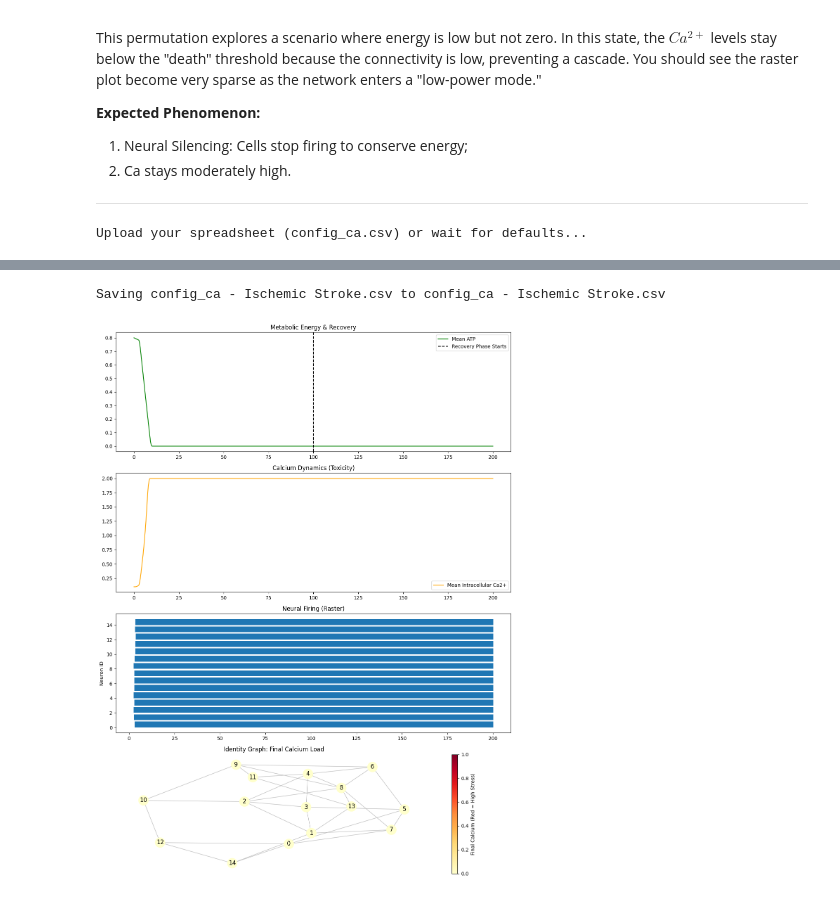
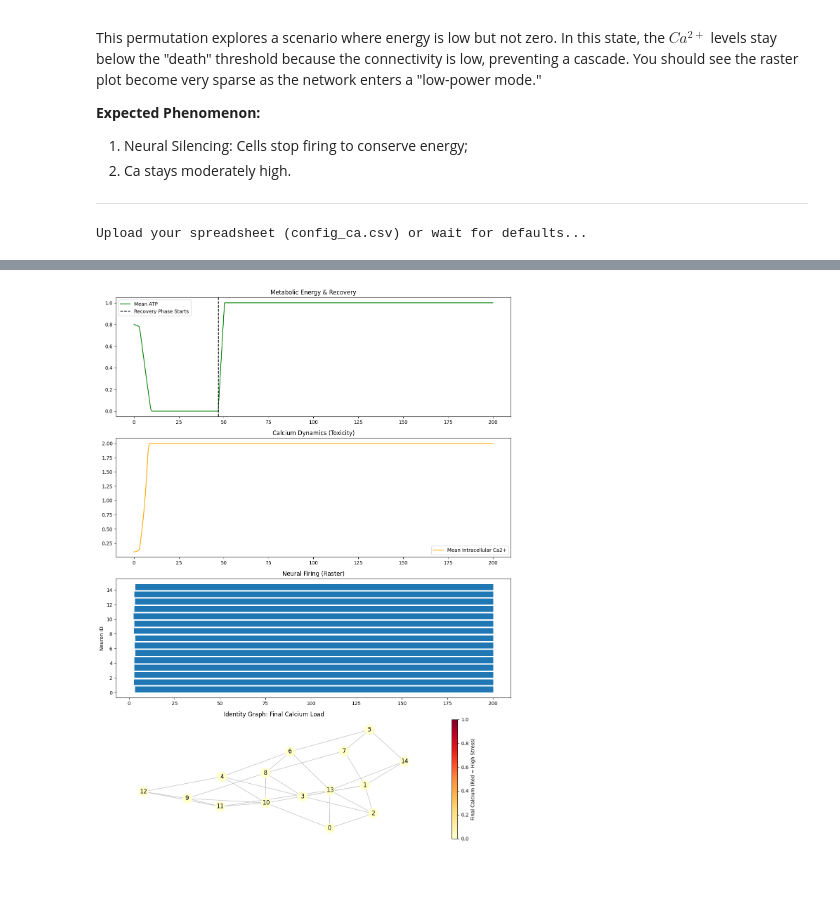
Before and after one commit to amcmdv/Gemini-carnival, a Jupyter notebook: 21122025_Modeling_the_'Metabolic_Famine'.ipynb, the cells around one changed output, grey strips where cells are left out. Saved outputs shown, nothing was run; the diff lists cells and outputs as text; code cells hidden in the pictures.

```diff
--- a/21122025_Modeling_the_'Metabolic_Famine'.ipynb
+++ b/21122025_Modeling_the_'Metabolic_Famine'.ipynb
@@ -33,9 +33,9 @@ class SimConfig:
     T: float = 200.0
     dt: float = 0.1
     atp_prod_base: float = 0.012  # Low initial state (Stress)
-    recovery_time: float = 100.0  # When "Oxygen" returns
-    recovery_boost: float = 0.04  # New production rate after recovery
-    ca_clearance_rate: float = 0.05
+    recovery_time: float = 47.0  # When "Oxygen" returns
+    recovery_boost: float = 0.42  # New production rate after recovery
+    ca_clearance_rate: float = 0.04
     spike_threshold: float = 0.8
 
 class NeuroCalciumSim:
@@ -111,32 +111,31 @@ class NeuroCalciumSim:
         axes[2].set_ylabel("Neuron ID")
 
         # Plot 4: Network Health (Final Ca2+ levels)
         pos = nx.spring_layout(self.G)
         nc = axes[3].scatter(0,0, c=[], cmap='YlOrRd') # dummy for colorbar
         nx.draw(self.G, pos, ax=axes[3], node_color=self.ca[:, -1], cmap='YlOrRd',
                 with_labels=True, node_size=400, edge_color='silver')
         plt.colorbar(plt.cm.ScalarMappable(cmap='YlOrRd'), ax=axes[3], label="Final Calcium (Red = High Stress)")
         axes[3].set_title("Identity Graph: Final Calcium Load")
 
         plt.tight_layout()
         plt.show()
 
 # Run Pipeline
 def start_pipeline():
     if not os.path.exists('config_ca.csv'):
         pd.DataFrame([asdict(SimConfig())]).to_csv('config_ca.csv', index=False)
 
     print("Upload your spreadsheet (config_ca.csv) or wait for defaults...")
     uploaded = files.upload()
     config = SimConfig(**pd.read_csv('config_ca.csv').iloc[0].to_dict()) if 'config_ca.csv' in uploaded else SimConfig()
 
     sim = NeuroCalciumSim(config)
     sim.run()
     sim.generate_report()
 
 start_pipeline()
 # %% [output]
 Upload your spreadsheet (config_ca.csv) or wait for defaults...
 [interactive output not drawn]
-Saving config_ca - Ischemic Stroke.csv to config_ca - Ischemic Stroke.csv
-[figure, old version]
+[figure, new version]
```
